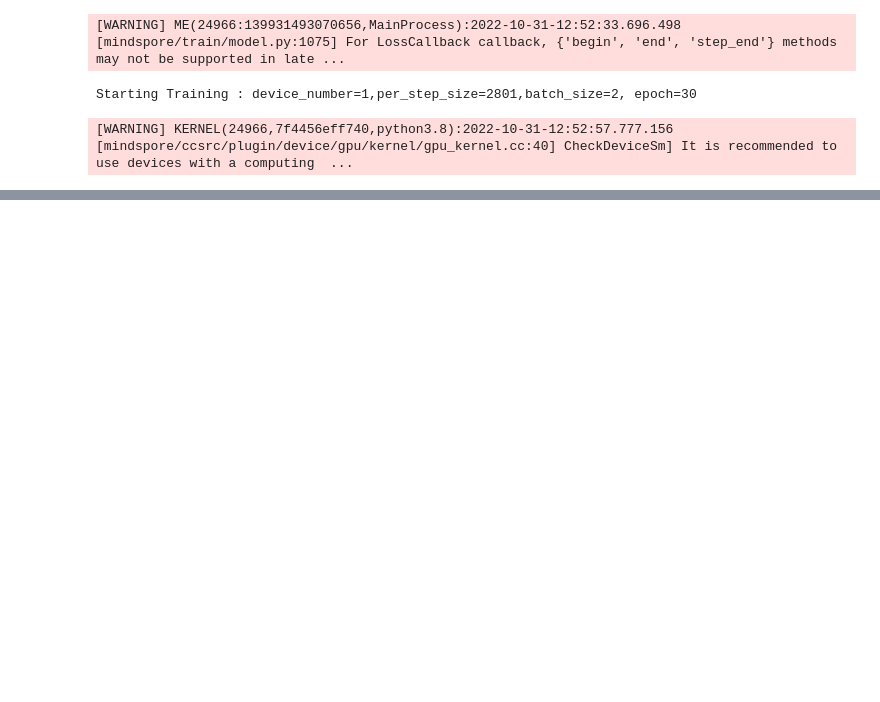
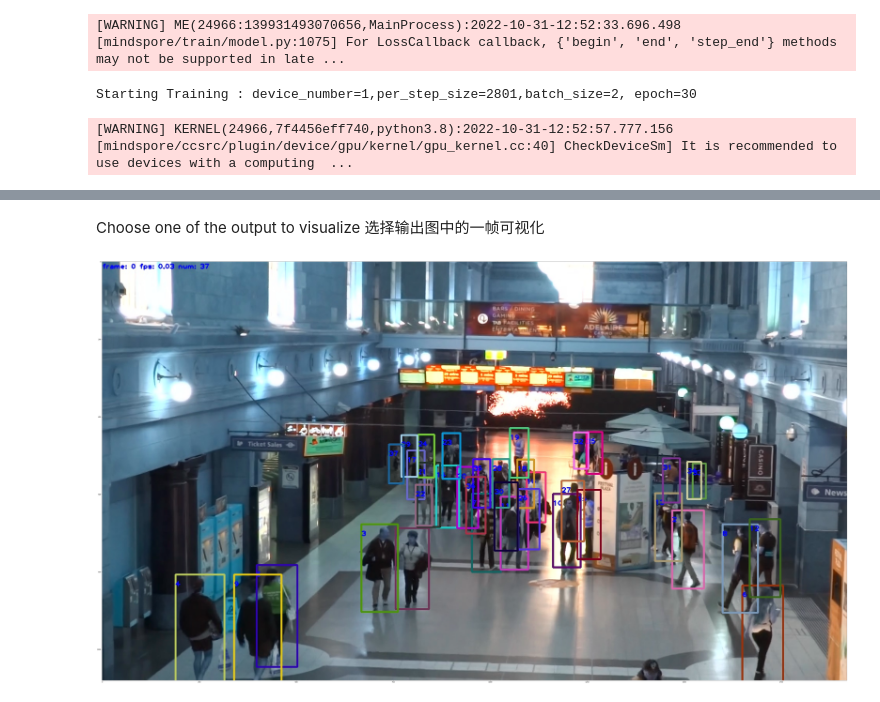
Before and after one commit to jingcjie/FairMOT-mindspore-jupyter, a Jupyter notebook: fairMOT.ipynb, the cells around one changed output, grey strips where cells are left out. Drawn from its saved outputs; the diff is of its cells as text; code cells hidden in the pictures; blank space fills up the shorter version.

```diff
--- a/fairMOT.ipynb
+++ b/fairMOT.ipynb
@@ -608,7 +610,7 @@ class JointDataset:
         return img, labels, img_path
 
 
-dataset_root = "/home/ubuntu/code/models-master/research/cv/fairmot/data"
+dataset_root = "./data"
 train_set_paths = {
         "cuhksysu":"cuhksysu.train"
     }
@@ -1485,5 +1508,4 @@ Eval
 # %%
-%tb
 import os
 import logging
 import os.path as osp
@@ -1641,20 +1663,17 @@ if __name__ == '__main__':
     opts = Opts().get_config()
     context.set_context(
         mode=context.GRAPH_MODE,
-        device_target=opts.device,
-        device_id=opts.id,
+        device_target="CPU",
         save_graphs=False)
     seqs_str = '''MOT20-01
-                  MOT20-02
-                  MOT20-03
-                  MOT20-05 '''
-    data_roots = os.path.join(opts.data_dir, 'MOT20/train')
+                  MOT20-02'''
+    data_roots = opts.data_dir
     seq = [seq.strip() for seq in seqs_str.split()]
     main(opts,
          data_root=data_roots,
          seqs=seq,
          exp_name='MOT20_distribute_dla34_conv',
          show_image=False,
-         save_images=False,
+         save_images=True,
          save_videos=False)
 # %% [output]
@@ -1673,0 +1685,13 @@ heads {'hm': 1, 'wh': 4, 'id': 128, 'reg': 2}
+# %% [markdown]
+Choose one of the output to visualize
+选择输出图中的一帧可视化
+# %%
+import matplotlib.pyplot as plt
+plt.rcParams['figure.figsize'] = [100, 50]
+import glob
+file = glob.glob("./outputs/MOT20_distribute_dla34_conv/*/*")[0]
+img = cv2.imread(file)
+plt.imshow(img)
+plt.show()
+# %% [output]
+[figure, added]
```
Also changed, not shown: parts of 8 cells of this notebook.
